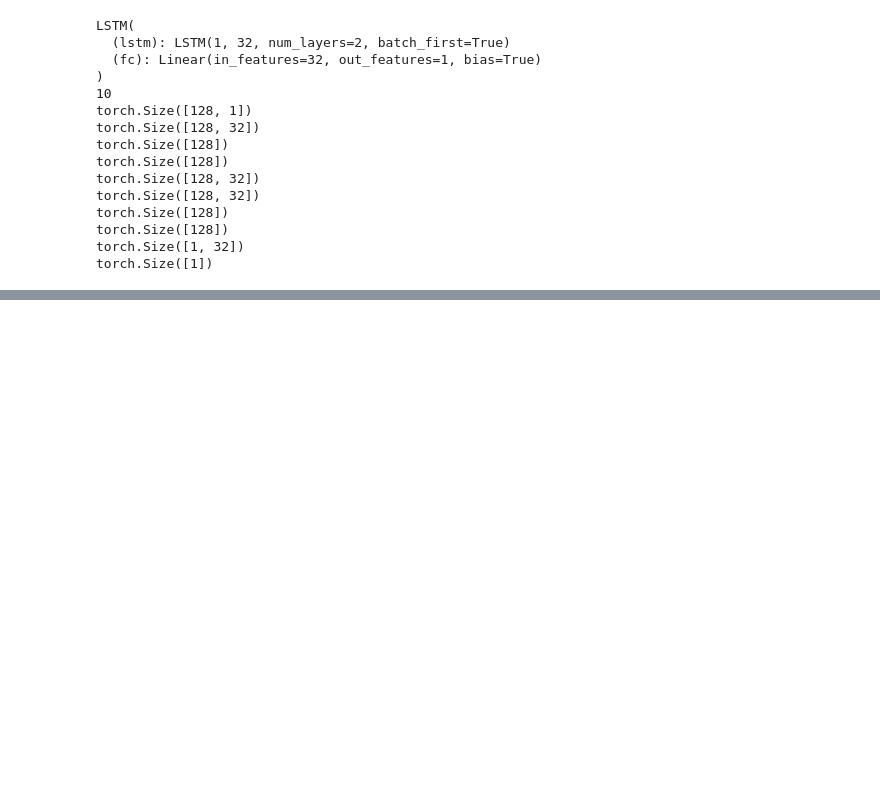
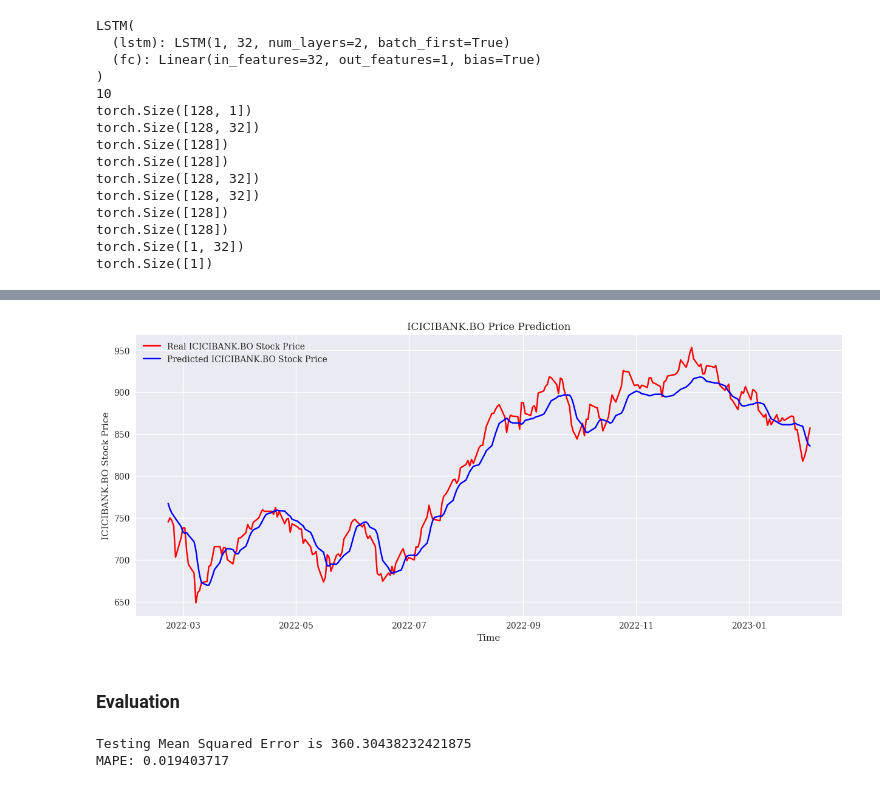
Before and after one commit to ashwinkey04/pred-backend, a Jupyter notebook: fyp_phase_1.ipynb, the cells around one changed output, grey strips where cells are left out. Drawn from its saved outputs; the diff is of its cells as text; code cells hidden in the pictures; blank space fills up the shorter version.

```diff
--- a/fyp_phase_1.ipynb
+++ b/fyp_phase_1.ipynb
@@ -788,14 +799,25 @@ print('Test Score: %.2f RMSE' % (testScore))
 # %%
 # Visualising the results
 figure, axes = plt.subplots(figsize=(15, 6))
 axes.xaxis_date()
 
-axes.plot(df_fin[len(df_fin)-len(y_test):].index, y_test, color = 'red', label = 'Real IBM Stock Price')
-axes.plot(df_fin[len(df_fin)-len(y_test):].index, y_test_pred, color = 'blue', label = 'Predicted IBM Stock Price')
+axes.plot(df_fin[len(df_fin)-len(y_test):].index, y_test, color = 'red', label = 'Real {} Stock Price'.format(company_symbol))
+axes.plot(df_fin[len(df_fin)-len(y_test):].index, y_test_pred, color = 'blue', label = 'Predicted {} Stock Price'.format(company_symbol))
 #axes.xticks(np.arange(0,394,50))
-plt.title('IBM Stock Price Prediction')
+plt.title('{} Price Prediction'.format(company_symbol))
 plt.xlabel('Time')
-plt.ylabel('IBM Stock Price')
+plt.ylabel('{} Stock Price'.format(company_symbol))
 plt.legend()
-plt.savefig('ibm_pred.png')
 plt.show()
+# %% [output]
+[figure, added]
+# %% [markdown]
+### Evaluation
+# %%
+MSE_error = mean_squared_error(y_test, y_test_pred)
+print('Testing Mean Squared Error is {}'.format(MSE_error))
+mape = np.mean(np.abs(y_test_pred - y_test)/np.abs(y_test))
+print('MAPE: '+str(mape))
+# %% [output]
+Testing Mean Squared Error is 360.30438232421875
+MAPE: 0.019403717
```
Also changed, not shown: parts of 24 cells of this notebook.
